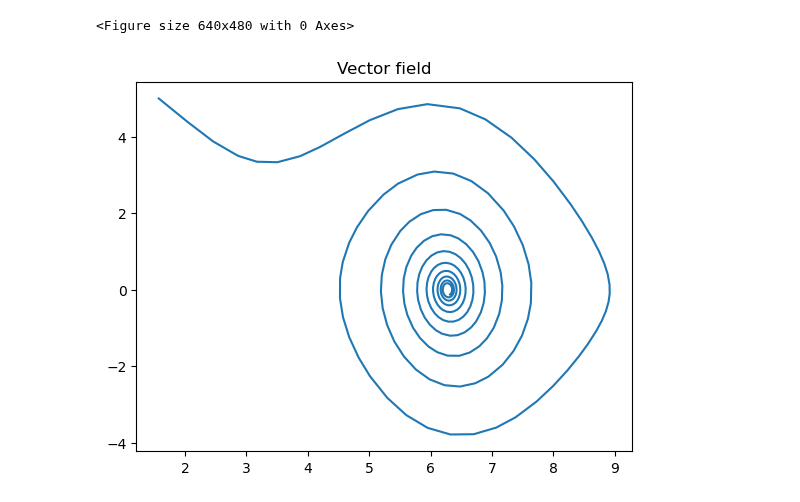
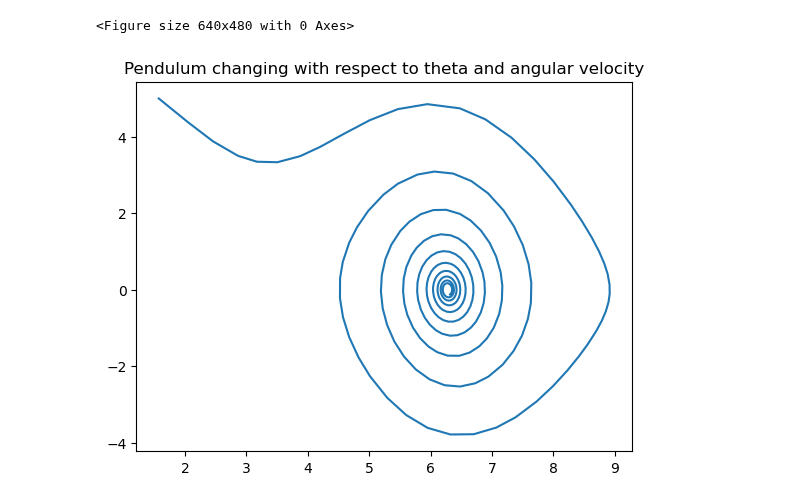
Before and after one commit to jakubjanak2004/Quant, a Jupyter notebook: pendulum_ode.ipynb, the cells around one changed output. Drawn from its saved outputs; the diff is of its cells as text; code cells hidden in the pictures.

```diff
--- a/pendulum_ode.ipynb
+++ b/pendulum_ode.ipynb
@@ -20,7 +21,7 @@ def get_theta_double_dot(theta, theta_dot):
     return -mu * theta_dot - (g/L) * np.sin(theta)
 
 # solution to the differential equation
-def theta(t):
+def theta(t, THETA_0 = 90*np.pi/180, THETA_DOT_0 = 5):
     theta = THETA_0
     theta_dot = THETA_DOT_0
     delta_t = .01
@@ -93,14 +94,14 @@ plt.clf()
 # %%
 # Here I can create vector field representing the Pendulum ODE, axis are ready for the vector field
 # x_axis = angle therefore theta
 # y_axis = angular velocity, theta_dot
 x_axis = angles
 y_axis = angular_v
 
 # acceleration is a function of those two f(x, y) = acceleration
 # the vector comming from point (x, y) is (theta_dot, theta_double_dot) vector
 plt.plot(x_axis, y_axis)
-plt.title('Vector field')
+plt.title('Pendulum changing with respect to theta and angular velocity')
 plt.show()
 # %% [output]
-[figure, old version]
+[figure, new version]
```
Also changed, not shown: parts of 2 cells of this notebook.
